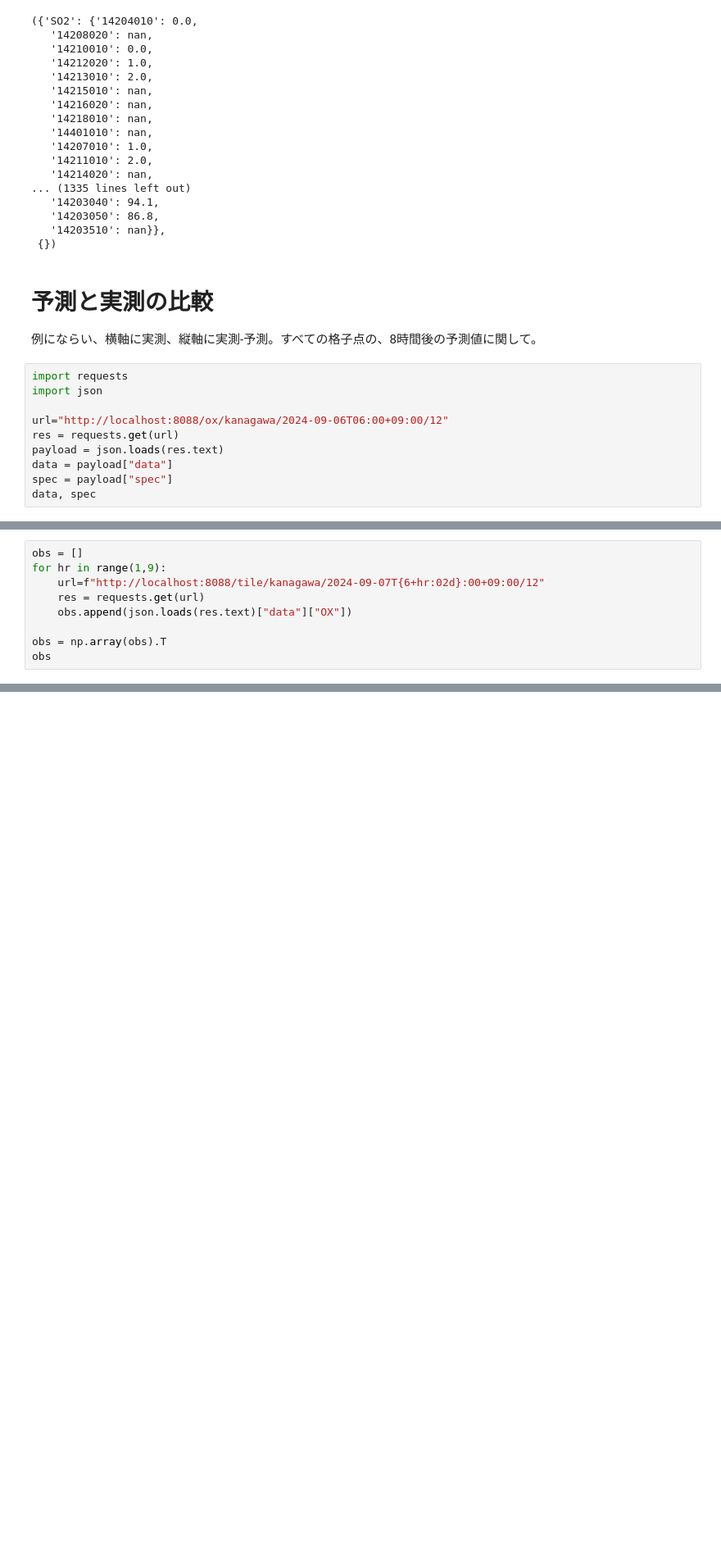
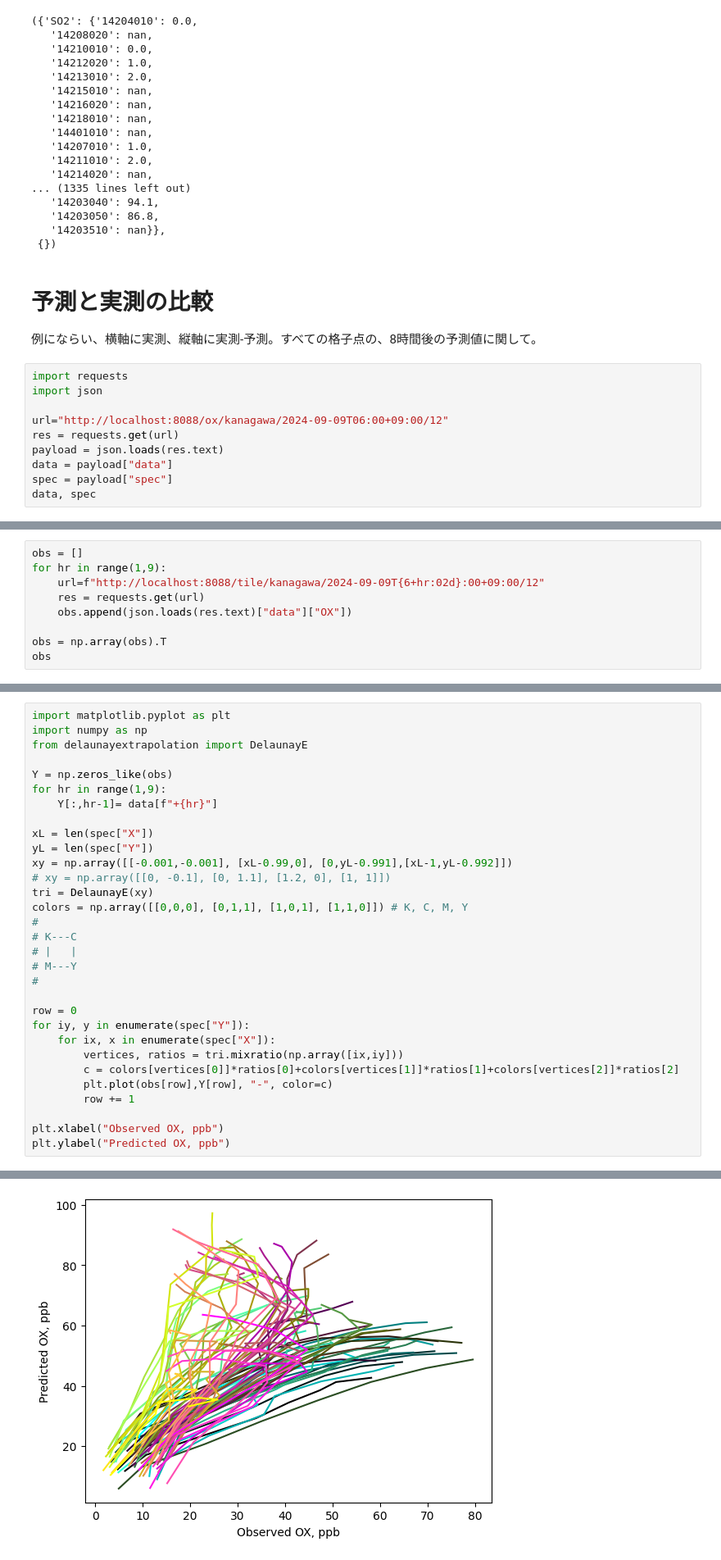
Before and after one commit to photochemistry/andersan-api, a Jupyter notebook: api-test.ipynb, the cells around one changed output, grey strips where cells are left out. Shown at 82% size. Saved outputs shown, nothing was run; the diff lists cells and outputs as text; blank space fills up the shorter version.

```diff
--- a/api-test.ipynb
+++ b/api-test.ipynb
@@ -104,7 +104,7 @@ data, spec
 import requests
 import json
 
-url="http://localhost:8088/ox/kanagawa/2024-09-06T06:00+09:00/12"
+url="http://localhost:8088/ox/kanagawa/2024-09-09T06:00+09:00/12"
 res = requests.get(url)
 payload = json.loads(res.text)
 data = payload["data"]
@@ -131,7 +131,7 @@ data, spec
 # %%
 obs = []
 for hr in range(1,9):
-    url=f"http://localhost:8088/tile/kanagawa/2024-09-07T{6+hr:02d}:00+09:00/12"
+    url=f"http://localhost:8088/tile/kanagawa/2024-09-09T{6+hr:02d}:00+09:00/12"
     res = requests.get(url)
     obs.append(json.loads(res.text)["data"]["OX"])
 
@@ -173,0 +158,32 @@ Text(0, 0.5, 'Predicted OX, ppb')
+# %%
+import matplotlib.pyplot as plt
+import numpy as np
+from delaunayextrapolation import DelaunayE
+
+Y = np.zeros_like(obs)
+for hr in range(1,9):
+    Y[:,hr-1]= data[f"+{hr}"]
+
+xL = len(spec["X"])
+yL = len(spec["Y"])
+xy = np.array([[-0.001,-0.001], [xL-0.99,0], [0,yL-0.991],[xL-1,yL-0.992]])
+# xy = np.array([[0, -0.1], [0, 1.1], [1.2, 0], [1, 1]])
+tri = DelaunayE(xy)
+colors = np.array([[0,0,0], [0,1,1], [1,0,1], [1,1,0]]) # K, C, M, Y
+#
+# K---C
+# |   |
+# M---Y
+#
+
+row = 0
+for iy, y in enumerate(spec["Y"]):
+    for ix, x in enumerate(spec["X"]):
+        vertices, ratios = tri.mixratio(np.array([ix,iy]))
+        c = colors[vertices[0]]*ratios[0]+colors[vertices[1]]*ratios[1]+colors[vertices[2]]*ratios[2]
+        plt.plot(obs[row],Y[row], "-", color=c)
+        row += 1
+
+plt.xlabel("Observed OX, ppb")
+plt.ylabel("Predicted OX, ppb")
+# %% [output]
@@ -173,0 +191 @@ Text(0, 0.5, 'Predicted OX, ppb')
+[figure, added]
```
Also changed, not shown: parts of 5 cells of this notebook, 3 other files.
